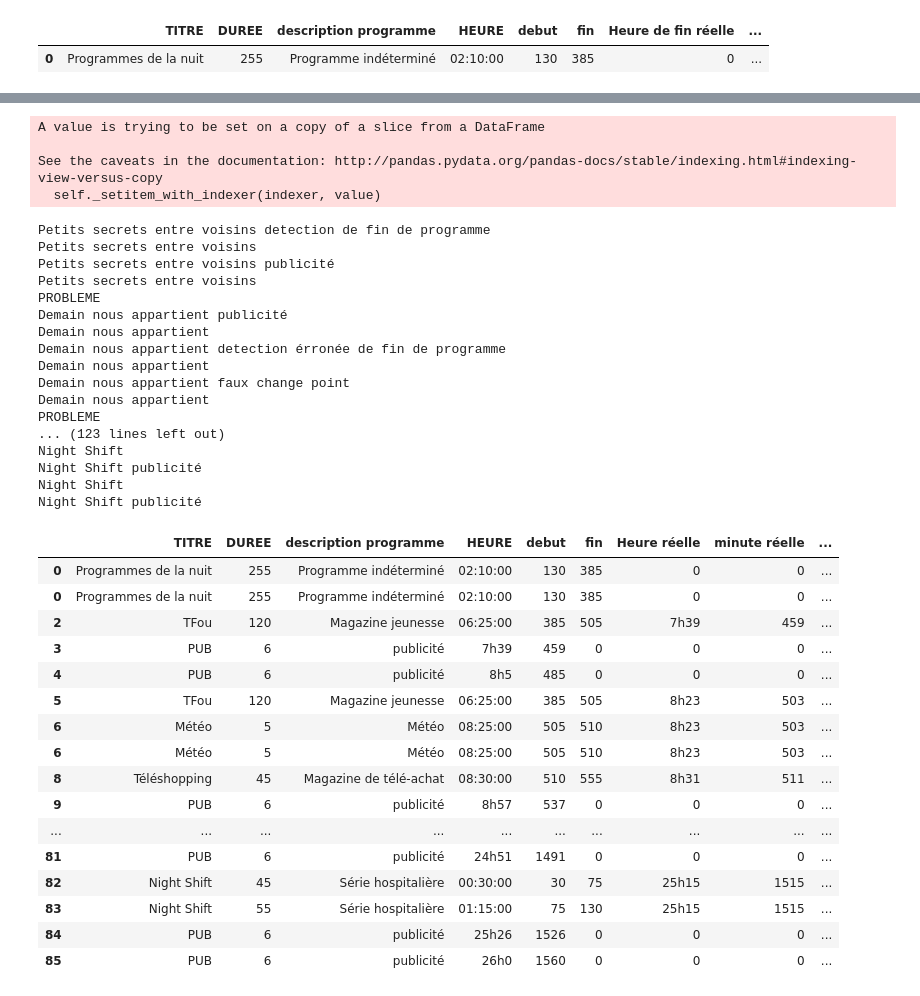
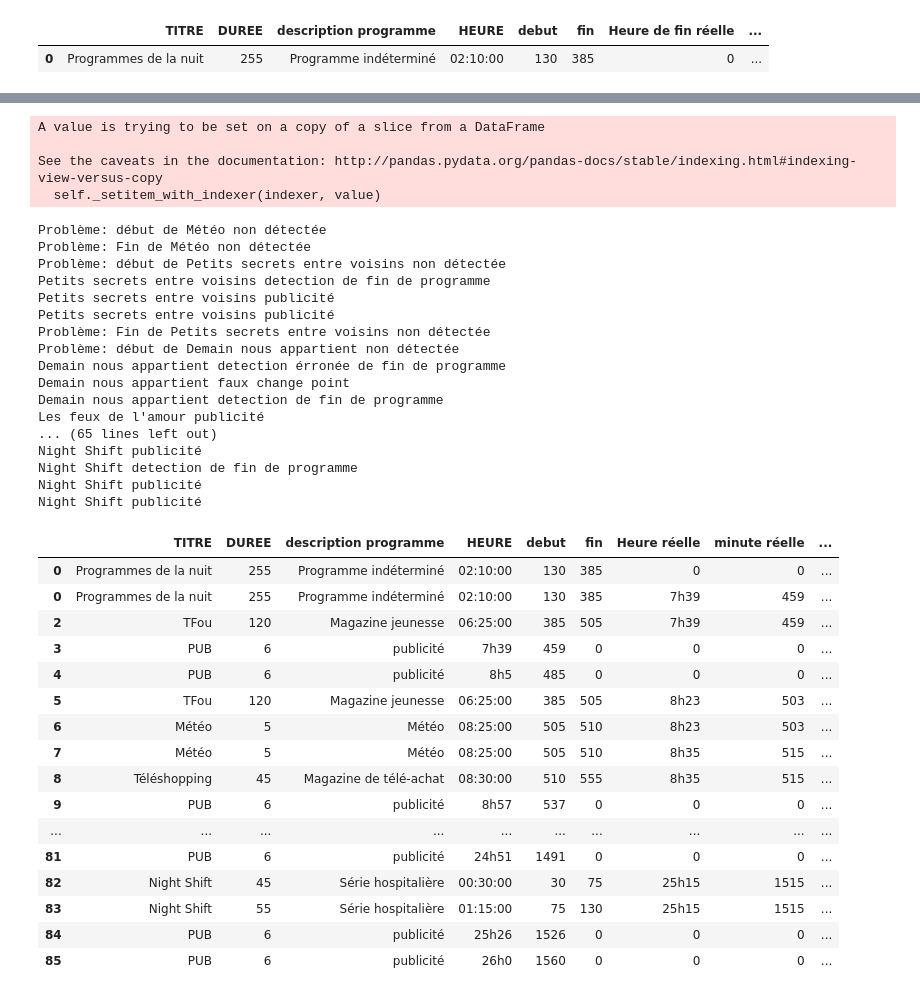
Before and after one commit to Frayal/Stage, a Jupyter notebook: ProgrammesTV/posttreatment.ipynb, the cells around one changed output, grey strips where cells are left out. Saved outputs shown, nothing was run; the diff lists cells and outputs as text; code cells hidden in the pictures.

```diff
--- a/ProgrammesTV/posttreatment.ipynb
+++ b/ProgrammesTV/posttreatment.ipynb
@@ -78,35 +78,36 @@ C['retard'] = 0
 P = 30 #### ligne of programme we are looking at
 lastend = 130
 lastduree =255
-current_prog = C.iloc[[0]]
+current_prog = C.iloc[0]
 for i in range(Points.shape[0]):
-    print(PTV['TITRE'].iloc[P])
     #take point one by one
     falsend = False
-    point  = Points.iloc[[i]]
+    point  = Points.iloc[i]
     verification = True
     while(verification):
         #Détection d'un problème dans la notation (oubli d'une fin de programme)
-        if((lastend+lastduree-point['minutes'].iloc[0])<(-0.2*lastduree)):
-            print("PROBLEME")
+        if((lastend+3+lastduree-point['minutes'])<-(min(30,max(0.2*lastduree,5)))):
+
+            print("Problème: Fin de "+str(current_prog['TITRE'])+" non détectée")
             #on écrit une ligne pour prévenir
             C = C.append(current_prog)
             C['retard'].iloc[(C.shape[0]-1)] = 'fin de programme non détectée'
+            C['Heure réelle'].iloc[(C.shape[0]-1)] = point['heure']
+            C['minute réelle'].iloc[(C.shape[0]-1)] = point['minutes']
             #Dans ce cas on Update le programme de référence
             if(P==30):
                 P=0
             else:
                 P=P+1
-            C.loc[C.shape[0]] = [PTV['TITRE'].iloc[P],PTV['DUREE'].iloc[P],PTV['description programme'].iloc[P],PTV['HEURE'].iloc[P],PTV['debut'].iloc[P],PTV['fin'].iloc[P],point['heure'].iloc[0],point['minutes'].iloc[0],'début du programme non détectée']
+            C.loc[C.shape[0]] = [PTV['TITRE'].iloc[P],PTV['DUREE'].iloc[P],PTV['description programme'].iloc[P],PTV['HEURE'].iloc[P],PTV['debut'].iloc[P],PTV['fin'].iloc[P],point['heure'],point['minutes'],'début du programme non détectée']
             current_prog = C.iloc[(C.shape[0]-1)]
+            print("Problème: début de "+str(current_prog['TITRE'])+" non détectée")
             lastend = PTV['debut'].iloc[P]
             lastduree = PTV['DUREE'].iloc[P]
-            if(P==30):
-                P=0
 
         else:
-            verfifcation = False
-            break
+            verification = False
+
 
     # if False Change Point just pass to the next one
     if (int(point['label']) == 0):
@@ -114,19 +115,19 @@ for i in range(Points.shape[0]):
 
     # if Pub add a ligne of pub in result
     if (int(point['label']) == 1):
-        C.loc[C.shape[0]] = ['PUB',6,'publicité',point['heure'].iloc[0],point['minutes'].iloc[0],0,0,0,0]
+        C.loc[C.shape[0]] = ['PUB',6,'publicité',point['heure'],point['minutes'],0,0,0,0]
         print(str(PTV['TITRE'].iloc[P])+" publicité")
 
 
     if (int(point['label']) == 2):
         allgood = True
         # Détection de plusiseurs points correspondant a la même fin d'un unique programme
-        if(abs(lastend-point['minutes'].iloc[0])<3):
+        if(abs(lastend-point['minutes'])<3):
             print(str(PTV['TITRE'].iloc[P-1])+" detection multiple de fin de programme")
             continue
 
         #Détection de daux points (mauvaise classification)
-        elif((lastend+lastduree-point['minutes'].iloc[0])>lastduree*0.5):
+        elif((lastend+lastduree-point['minutes'])>lastduree*0.5):
             print(str(PTV['TITRE'].iloc[P])+" detection érronée de fin de programme")
             continue
 
@@ -134,7 +135,7 @@ for i in range(Points.shape[0]):
             verification = True
             while(verification):
                 #Détection d'un problème dans la notation (oubli d'une fin de programme)
-                if((lastend+lastduree-point['minutes'].iloc[0])<-0.3*lastduree):
+                if((lastend+3+lastduree-point['minutes'])<-(min(30,max(0.2*lastduree,5)))):
                     print("PROBLEME")
                     #on écrit une ligne pour prévenir
                     C = C.append(current_prog)
@@ -145,13 +146,13 @@ for i in range(Points.shape[0]):
                     lastend = PTV['debut'].iloc[P]
                     lastduree = PTV['DUREE'].iloc[P]
                 # Détection de plusiseurs points correspondant a la même fin d'un unique programme
-                elif(abs(lastend-point['minutes'].iloc[0])<3):
+                elif(abs(lastend-point['minutes'])<3):
                     print(str(PTV['TITRE'].iloc[P-1])+" detection(loop) multiple de fin de programme")
                     allgood = False
                     break
 
                 #Détection de faux points (mauvaise classification)
-                elif((lastend+lastduree-point['minutes'].iloc[0])>lastduree*0.4):
+                elif((lastend+lastduree-point['minutes'])>lastduree*0.5):
                     print(str(PTV['TITRE'].iloc[P])+" detection(loop) érronée de fin de programme")
                     allgood = False
                     break
@@ -159,14 +160,14 @@ for i in range(Points.shape[0]):
                     verification = False
         #si tout ca se passe bien on update
         if(allgood):
-            lastend = point['minutes'].iloc[0]
+            lastend = point['minutes']
             if(P>=PTV.shape[0]):
                 print("Plus de programme")
                 break
 
-            C.loc[C.shape[0]] = [PTV['TITRE'].iloc[P],PTV['DUREE'].iloc[P],PTV['description programme'].iloc[P],PTV['HEURE'].iloc[P],PTV['debut'].iloc[P],PTV['fin'].iloc[P],point['heure'].iloc[0],point['minutes'].iloc[0],str(min(abs(point['minutes'].iloc[0]-PTV['fin'].iloc[P]),abs(point['minutes'].iloc[0]%1440-PTV['fin'].iloc[P])))+":fin détectée"]
+            C.loc[C.shape[0]] = [PTV['TITRE'].iloc[P],PTV['DUREE'].iloc[P],PTV['description programme'].iloc[P],PTV['HEURE'].iloc[P],PTV['debut'].iloc[P],PTV['fin'].iloc[P],point['heure'],point['minutes'],str(min(abs(point['minutes']-PTV['fin'].iloc[P]),abs(point['minutes']%1440-PTV['fin'].iloc[P])))+":fin détectée"]
             P = P+1
-            C.loc[C.shape[0]] = [PTV['TITRE'].iloc[P],PTV['DUREE'].iloc[P],PTV['description programme'].iloc[P],PTV['HEURE'].iloc[P],PTV['debut'].iloc[P],PTV['fin'].iloc[P],point['heure'].iloc[0],point['minutes'].iloc[0],'début de programme']
+            C.loc[C.shape[0]] = [PTV['TITRE'].iloc[P],PTV['DUREE'].iloc[P],PTV['description programme'].iloc[P],PTV['HEURE'].iloc[P],PTV['debut'].iloc[P],PTV['fin'].iloc[P],point['heure'],point['minutes'],'début de programme']
             current_prog = C.iloc[(C.shape[0]-1)]
             lastduree = PTV['DUREE'].iloc[P]
             C['retard'].iloc[(C.shape[0]-1)] = 'début de programme'
@@ -195,34 +197,34 @@ PROBLEME
 A value is trying to be set on a copy of a slice from a DataFrame
 
 See the caveats in the documentation: http://pandas.pydata.org/pandas-docs/stable/indexing.html#indexing-view-versus-copy
   self._setitem_with_indexer(indexer, value)
+Problème: début de Météo non détectée
+Problème: Fin de Météo non détectée
+Problème: début de Petits secrets entre voisins non détectée
 Petits secrets entre voisins detection de fin de programme
-Petits secrets entre voisins
 Petits secrets entre voisins publicité
-Petits secrets entre voisins
-PROBLEME
-Demain nous appartient publicité
-Demain nous appartient
+Petits secrets entre voisins publicité
+Problème: Fin de Petits secrets entre voisins non détectée
+Problème: début de Demain nous appartient non détectée
 Demain nous appartient detection érronée de fin de programme
-Demain nous appartient
 Demain nous appartient faux change point
-Demain nous appartient
-PROBLEME
-... (123 lines left out)
-Night Shift
+Demain nous appartient detection de fin de programme
+Les feux de l'amour publicité
+... (65 lines left out)
 Night Shift publicité
-Night Shift
+Night Shift detection de fin de programme
 Night Shift publicité
+Night Shift publicité
 |  | TITRE | DUREE | description programme | HEURE | debut | fin | Heure réelle | minute réelle | ... |
 | 0 | Programmes de la nuit | 255 | Programme indéterminé | 02:10:00 | 130 | 385 | 0 | 0 | ... |
-| 0 | Programmes de la nuit | 255 | Programme indéterminé | 02:10:00 | 130 | 385 | 0 | 0 | ... |
+| 0 | Programmes de la nuit | 255 | Programme indéterminé | 02:10:00 | 130 | 385 | 7h39 | 459 | ... |
 | 2 | TFou | 120 | Magazine jeunesse | 06:25:00 | 385 | 505 | 7h39 | 459 | ... |
 | 3 | PUB | 6 | publicité | 7h39 | 459 | 0 | 0 | 0 | ... |
 | 4 | PUB | 6 | publicité | 8h5 | 485 | 0 | 0 | 0 | ... |
 | 5 | TFou | 120 | Magazine jeunesse | 06:25:00 | 385 | 505 | 8h23 | 503 | ... |
 | 6 | Météo | 5 | Météo | 08:25:00 | 505 | 510 | 8h23 | 503 | ... |
-| 6 | Météo | 5 | Météo | 08:25:00 | 505 | 510 | 8h23 | 503 | ... |
-| 8 | Téléshopping | 45 | Magazine de télé-achat | 08:30:00 | 510 | 555 | 8h31 | 511 | ... |
+| 7 | Météo | 5 | Météo | 08:25:00 | 505 | 510 | 8h35 | 515 | ... |
+| 8 | Téléshopping | 45 | Magazine de télé-achat | 08:30:00 | 510 | 555 | 8h35 | 515 | ... |
 | 9 | PUB | 6 | publicité | 8h57 | 537 | 0 | 0 | 0 | ... |
 | ... | ... | ... | ... | ... | ... | ... | ... | ... | ... |
 | 81 | PUB | 6 | publicité | 24h51 | 1491 | 0 | 0 | 0 | ... |
```
Also changed, not shown: parts of 2 cells of this notebook.
